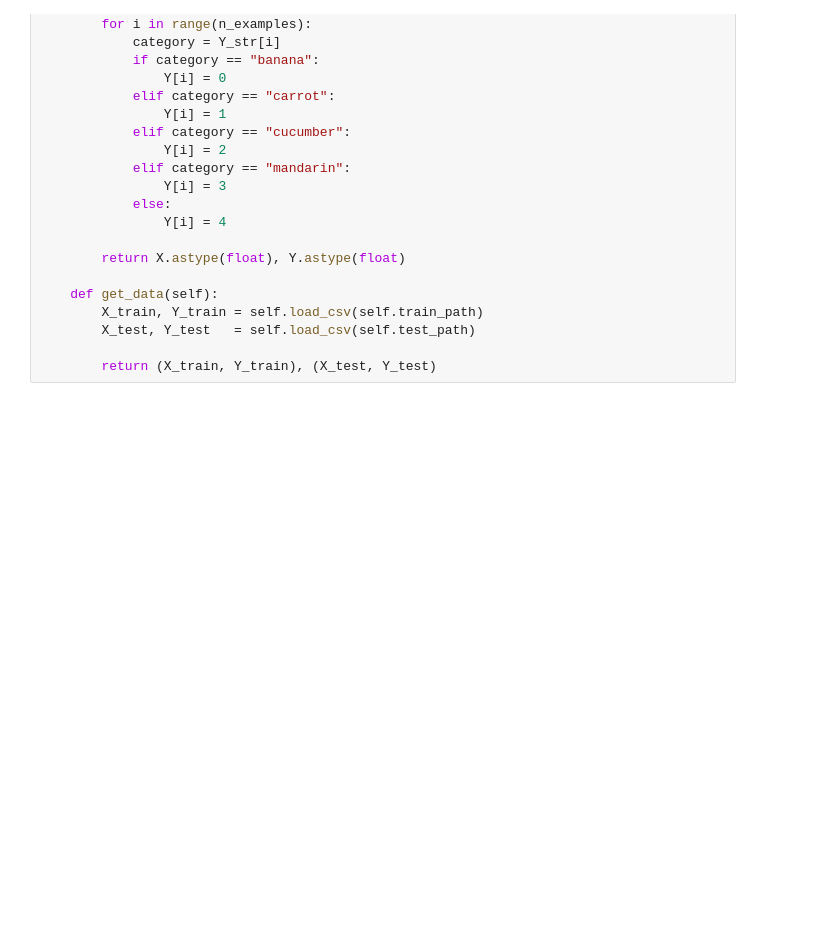
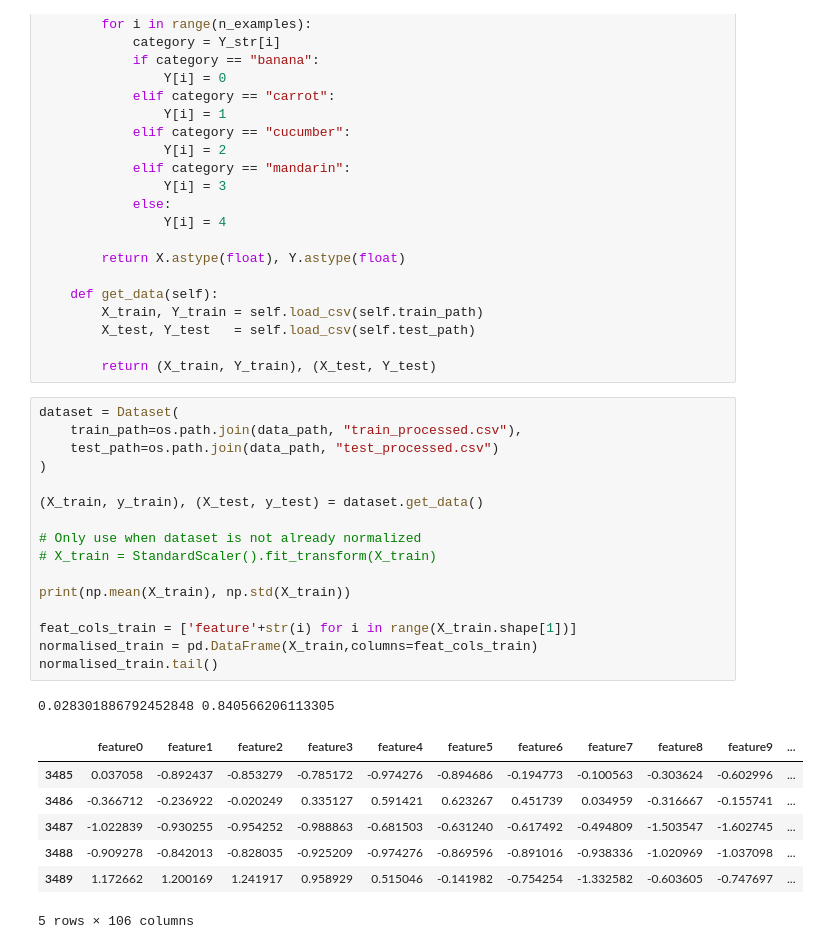
Before and after one commit to SayHiToMePlease/cmpe-462, a Jupyter notebook: task_2/pca.ipynb, the cells around one changed output. Drawn from its saved outputs; the diff is of its cells as text; blank space fills up the shorter version.

```diff
--- a/task_2/pca.ipynb
+++ b/task_2/pca.ipynb
@@ -44,3 +45,28 @@ class Dataset:
         X_test, Y_test   = self.load_csv(self.test_path)
 
         return (X_train, Y_train), (X_test, Y_test)
+# %%
+dataset = Dataset(
+    train_path=os.path.join(data_path, "train_processed.csv"),
+    test_path=os.path.join(data_path, "test_processed.csv")
+)
+
+(X_train, y_train), (X_test, y_test) = dataset.get_data()
+
+# Only use when dataset is not already normalized
+# X_train = StandardScaler().fit_transform(X_train)
+
+print(np.mean(X_train), np.std(X_train))
+
+feat_cols_train = ['feature'+str(i) for i in range(X_train.shape[1])]
+normalised_train = pd.DataFrame(X_train,columns=feat_cols_train)
+normalised_train.tail()
+# %% [output]
+0.028301886792452848 0.840566206113305
+|  | feature0 | feature1 | feature2 | feature3 | feature4 | feature5 | feature6 | feature7 | feature8 | feature9 | ... |
+| 3485 | 0.037058 | -0.892437 | -0.853279 | -0.785172 | -0.974276 | -0.894686 | -0.194773 | -0.100563 | -0.303624 | -0.602996 | ... |
+| 3486 | -0.366712 | -0.236922 | -0.020249 | 0.335127 | 0.591421 | 0.623267 | 0.451739 | 0.034959 | -0.316667 | -0.155741 | ... |
+| 3487 | -1.022839 | -0.930255 | -0.954252 | -0.988863 | -0.681503 | -0.631240 | -0.617492 | -0.494809 | -1.503547 | -1.602745 | ... |
+| 3488 | -0.909278 | -0.842013 | -0.828035 | -0.925209 | -0.974276 | -0.869596 | -0.891016 | -0.938336 | -1.020969 | -1.037098 | ... |
+| 3489 | 1.172662 | 1.200169 | 1.241917 | 0.958929 | 0.515046 | -0.141982 | -0.754254 | -1.332582 | -0.603605 | -0.747697 | ... |
+5 rows × 106 columns
```
Also changed, not shown: parts of 4 cells of this notebook, 3 other files.
